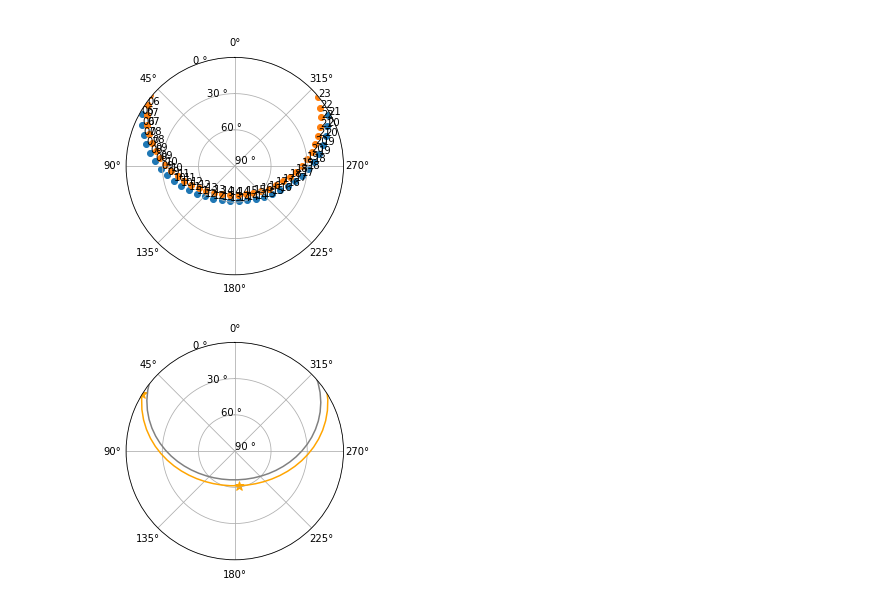
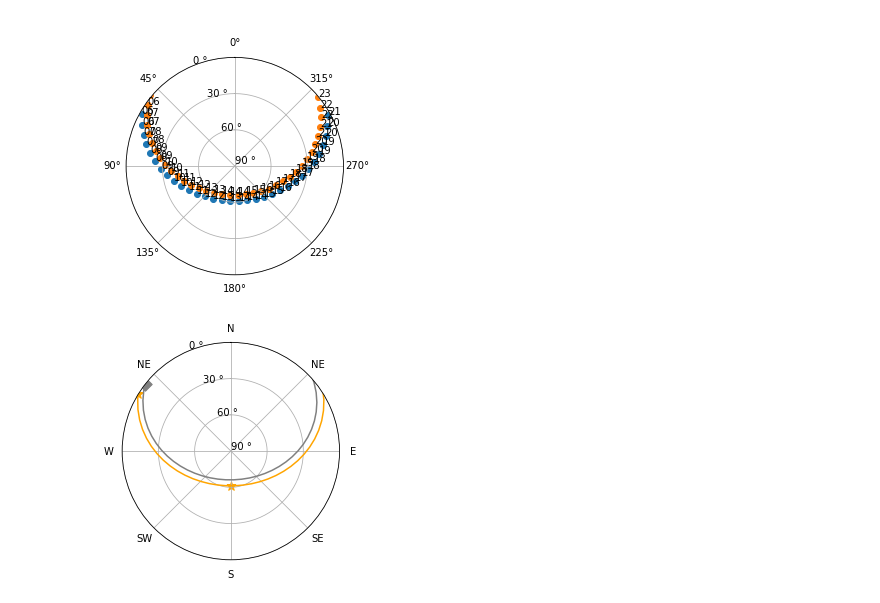
Before and after one commit to azydek0/python-homework_04, a Jupyter notebook: project_04.ipynb, the cells around one changed output. Cells and saved outputs as stored; diff of their text form; code cells hidden in the pictures.

```diff
--- a/project_04.ipynb
+++ b/project_04.ipynb
@@ -103,7 +103,7 @@ obs_sun_set_az = observer.sun_altaz(obs_sun_set_time).az.radian
 # noon
 obs_noon_time = observer.noon(observe_time[0], which='next')
 obs_noon_az = observer.sun_altaz(obs_noon_time).az.radian
-obs_noon_alt = observer.sun_altaz(obs_noon_time).alt.radian
+obs_noon_alt = observer.sun_altaz(obs_noon_time).alt.value
 # moonrise
 obs_moon_rise_time = observer.moon_rise_time(observe_time[0], which='next')
 obs_moon_rise_az = observer.moon_altaz(obs_moon_rise_time).az.radian
@@ -113,6 +113,5 @@ obs_moon_set_az = observer.sun_altaz(obs_moon_set_time).az.radian
 # midnight
 obs_midnight_time = observer.midnight(observe_time[0], which='next')
 obs_midnight_az = observer.sun_altaz(obs_midnight_time).az.radian
-obs_midnight_alt = observer.sun_altaz(obs_midnight_time).alt.radian
-print(obs_sun_alt[25])
+obs_midnight_alt = observer.sun_altaz(obs_midnight_time).alt.value
 # %% [output]
@@ -140,20 +139,22 @@ ax.yaxis.set_major_formatter(EngFormatter(unit=u"°"))
 # %%
 fig = plt.figure()
 ax = fig.add_subplot(111, projection='polar')
 s = ax.plot(obs_sun_az, obs_sun_alt, color='orange')
 m = ax.plot(obs_moon_az, obs_moon_alt, color='grey')
 s_rise = ax.scatter(obs_sun_rise_az, 0, s=90, marker='*', c='orange')
-s_noon = ax.scatter(obs_sun_az[25], obs_sun_alt[25], s=90, marker='*', c='orange')
+m_rise = ax.scatter(obs_moon_rise_az, 0, s=90, marker='D', c='grey')
+s_noon = ax.scatter(obs_noon_az, obs_noon_alt, s=90, marker='*', c='orange')
 
 #for i, txt in enumerate(obs_time):
     #ax.annotate(iso_tz(txt, traveler.tzname)[11:13], (obs_sun_az[i], obs_sun_alt[i]))
 
 #for i, txt in enumerate(obs_time):
     #ax.annotate(iso_tz(txt, traveler.tzname)[11:13], (obs_moon_az[i], obs_moon_alt[i]))
 
 ax.set_theta_zero_location('N')
 ax.set_rlim(90, 0, 1)
 ax.set_rticks([90, 60, 30, 0])
+ax.set_xticklabels(['N', 'NE', 'W', 'SW', 'S', 'SE', 'E', 'NE'])
 ax.yaxis.set_major_formatter(EngFormatter(unit=u"°"))
 # %% [output]
-[figure, old version]
+[figure, new version]
```
Also changed, not shown: parts of 3 cells of this notebook.
